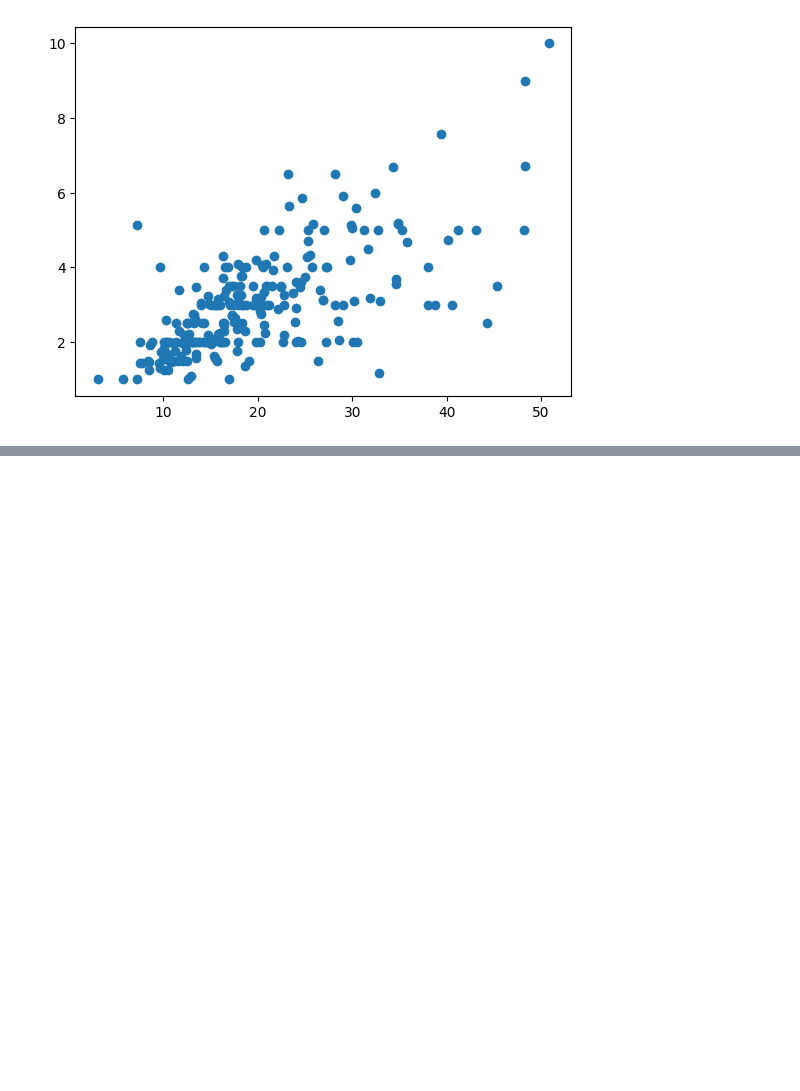
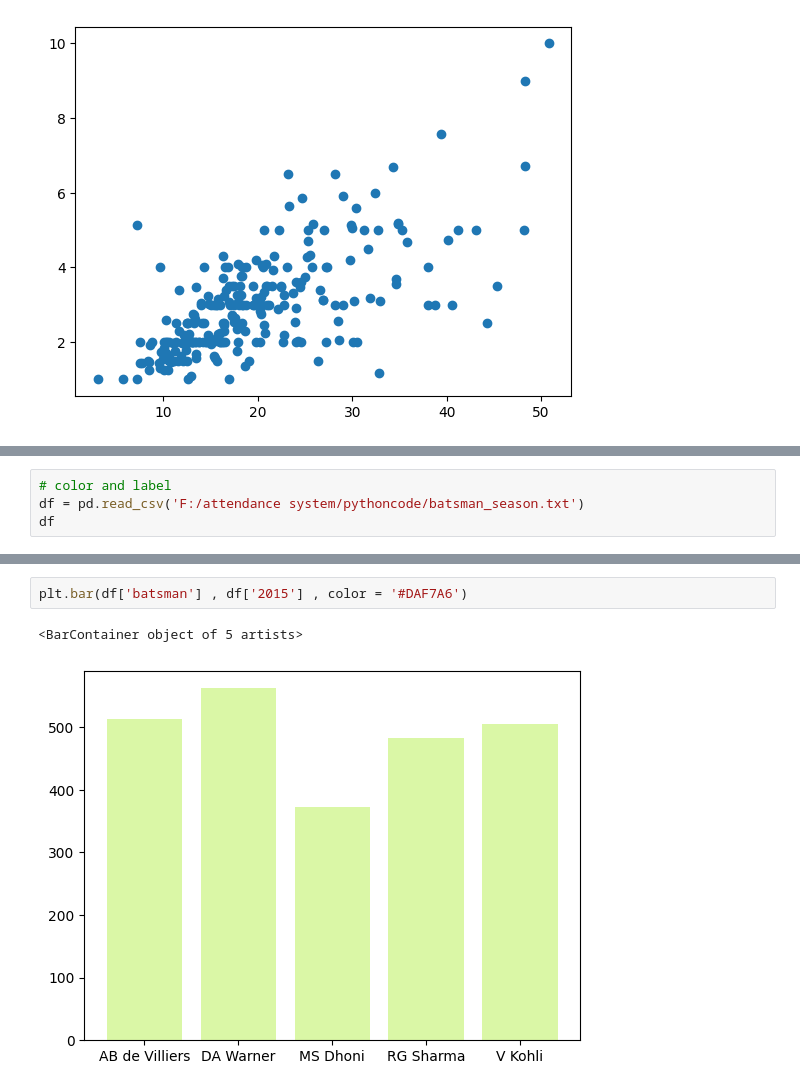
Before and after one commit to pranavsirsufale/attendance_system, a Jupyter notebook: pythoncode/visualization_python.ipynb, the cells around one changed output, grey strips where cells are left out. Drawn from its saved outputs; the diff is of its cells as text; blank space fills up the shorter version.

```diff
--- a/pythoncode/visualization_python.ipynb
+++ b/pythoncode/visualization_python.ipynb
@@ -308,0 +325,4 @@ plt.plot(tips['total_bill'] , tips['tip'] , 'o')
+# %%
+# color and label
+df = pd.read_csv('F:/attendance system/pythoncode/batsman_season.txt')
+df
@@ -308,0 +336,5 @@ plt.plot(tips['total_bill'] , tips['tip'] , 'o')
+# %%
+plt.bar(df['batsman'] , df['2015'] , color = '#DAF7A6')
+# %% [output]
+<BarContainer object of 5 artists>
+[figure, added]
```
Also changed, not shown: parts of 12 cells of this notebook, 1 other file.
